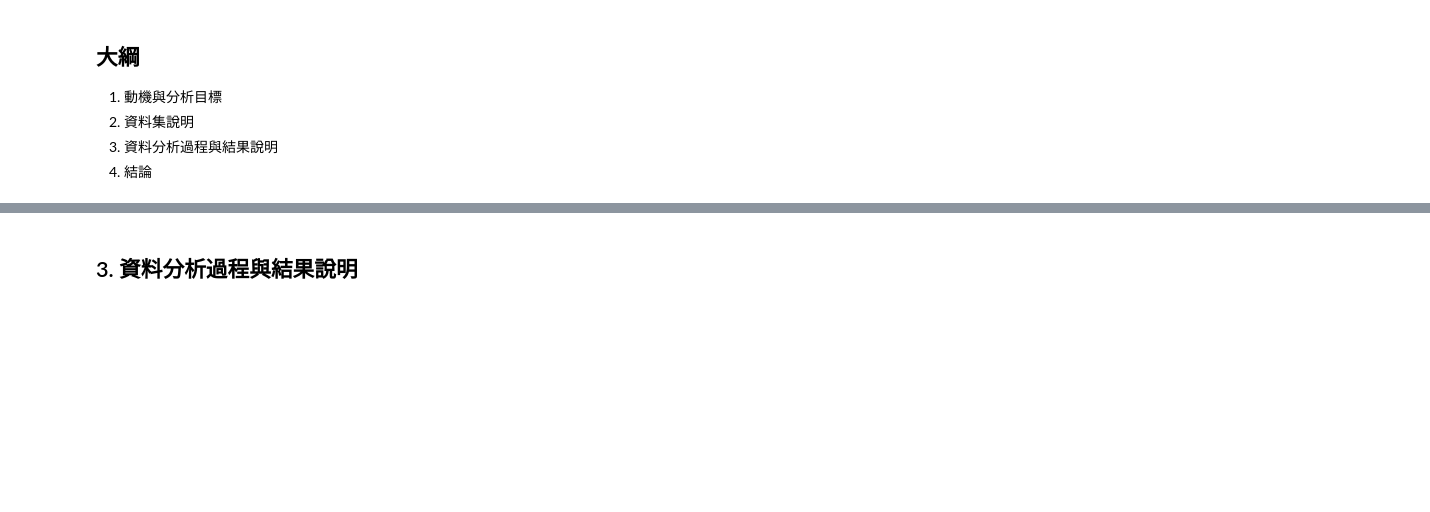
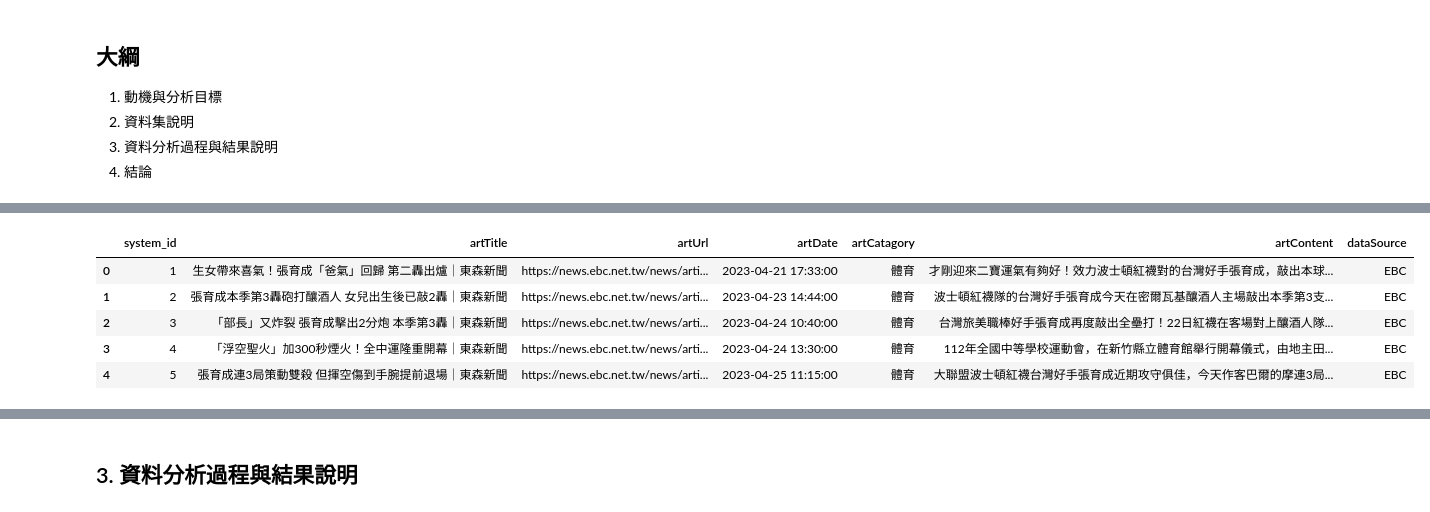
Before and after one commit to weiyu9805/SMA_project, a Jupyter notebook: project1.ipynb, the cells around one changed output, grey strips where cells are left out. Drawn from its saved outputs; the diff is of its cells as text; code cells hidden in the pictures; blank space fills up the shorter version.

```diff
--- a/project1.ipynb
+++ b/project1.ipynb
@@ -27,0 +61,9 @@
+# %%
+東森.head()
+# %% [output]
+|  | system_id | artTitle | artUrl | artDate | artCatagory | artContent | dataSource |
+| 0 | 1 | 生女帶來喜氣！張育成「爸氣」回歸 第二轟出爐｜東森新聞 | https://news.ebc.net.tw/news/arti... | 2023-04-21 17:33:00 | 體育 | 才剛迎來二寶運氣有夠好！效力波士頓紅襪對的台灣好手張育成，敲出本球... | EBC |
+| 1 | 2 | 張育成本季第3轟砲打釀酒人 女兒出生後已敲2轟｜東森新聞 | https://news.ebc.net.tw/news/arti... | 2023-04-23 14:44:00 | 體育 | 波士頓紅襪隊的台灣好手張育成今天在密爾瓦基釀酒人主場敲出本季第3支... | EBC |
+| 2 | 3 | 「部長」又炸裂 張育成擊出2分炮 本季第3轟｜東森新聞 | https://news.ebc.net.tw/news/arti... | 2023-04-24 10:40:00 | 體育 | 台灣旅美職棒好手張育成再度敲出全壘打！22日紅襪在客場對上釀酒人隊... | EBC |
+| 3 | 4 | 「浮空聖火」加300秒煙火！全中運隆重開幕｜東森新聞 | https://news.ebc.net.tw/news/arti... | 2023-04-24 13:30:00 | 體育 | 112年全國中等學校運動會，在新竹縣立體育館舉行開幕儀式，由地主田... | EBC |
+| 4 | 5 | 張育成連3局策動雙殺 但揮空傷到手腕提前退場｜東森新聞 | https://news.ebc.net.tw/news/arti... | 2023-04-25 11:15:00 | 體育 | 大聯盟波士頓紅襪台灣好手張育成近期攻守俱佳，今天作客巴爾的摩連3局... | EBC |
```
Also changed, not shown: parts of 18 cells of this notebook, 6 other files.
